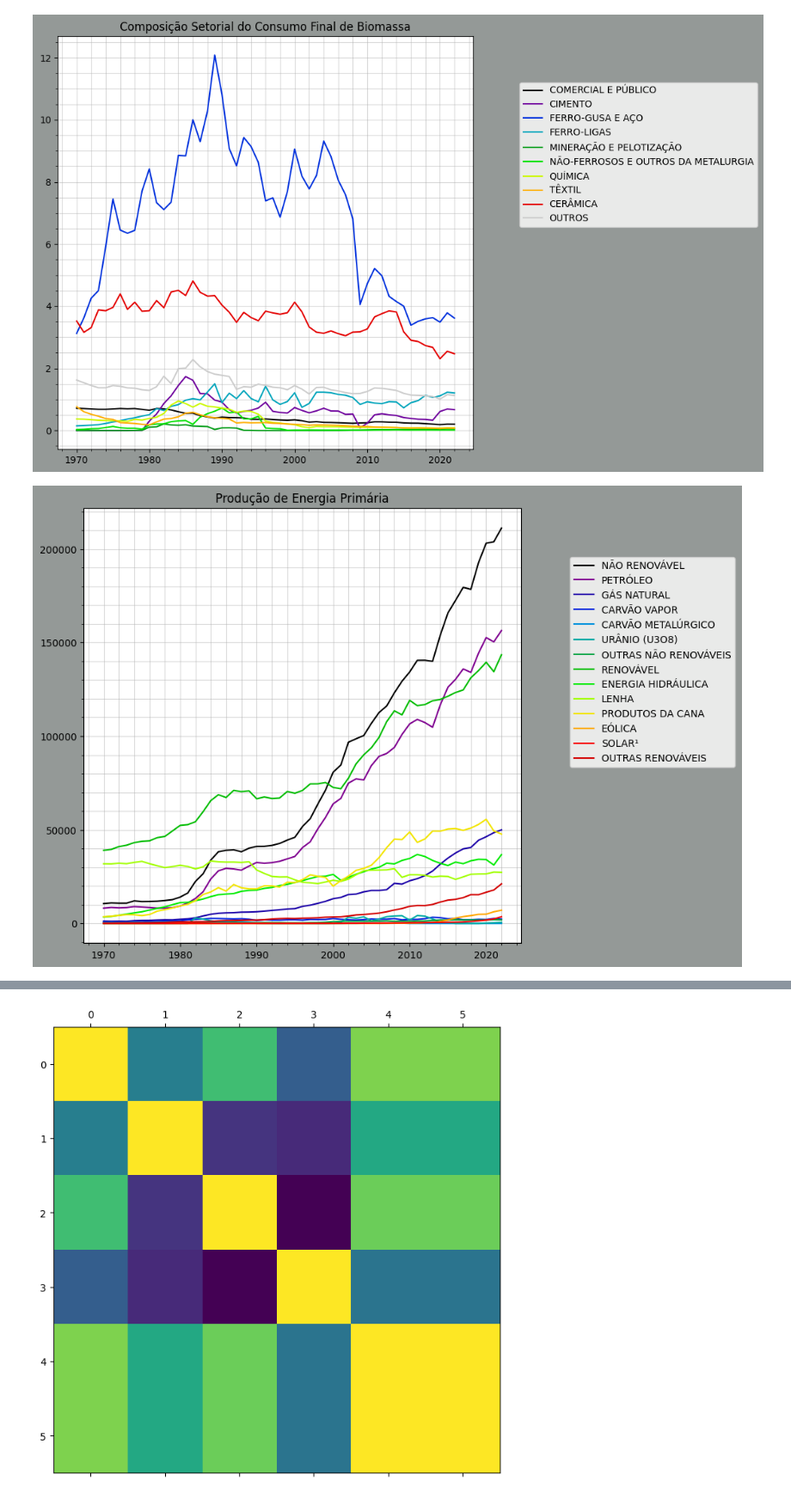
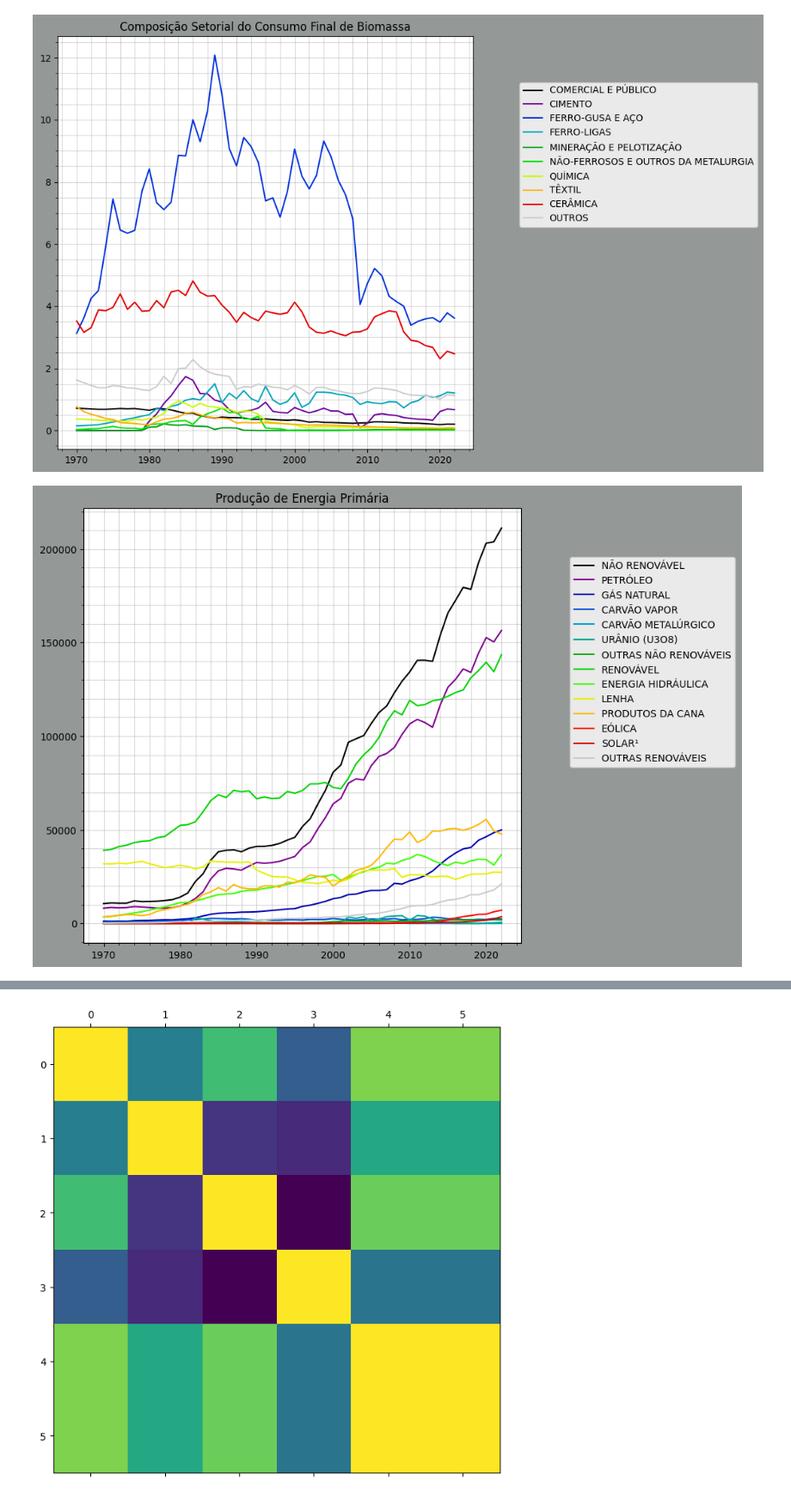
Before and after one commit to scrrpfv/projeto-ip, a Jupyter notebook: Analises/testes.ipynb, the cells around one changed output, grey strips where cells are left out. Shown at 86% size. Cells and saved outputs as stored; diff of their text form; code cells hidden in the pictures.

```diff
--- a/Analises/testes.ipynb
+++ b/Analises/testes.ipynb
@@ -14,14 +14,14 @@ eletr = dict_oferta_demanda['Eletricidade']
 prima = dict_analise_energetica['Produção_de_Energia_Primária']
 oftin = dict_analise_energetica['Oferta_Interna_de_Energia']
 # %%
-e = multidata(dict_analise_energetica)
+e = MultiData(dict_analise_energetica)
 print(e)
-e.plotall(14, n=10)
+e.autoplot(14, n=10)
 # %% [output]
 Produção_de_Energia_Primária | Produção_de_Energia_Primária_% | Oferta_Interna_de_Energia | Oferta_Interna_de_Energia_% | Consumo_Final_por_Fonte | Consumo_Final_por_Fonte_% | Consumo_Final_por_Setor  ...
 [figure]
 # %%
-e.plotall(0)
+e.autoplot(0)
 # %% [output]
-[figure, old version]
+[figure, new version]
 # %%
```
Also changed, not shown: parts of 3 cells of this notebook.
